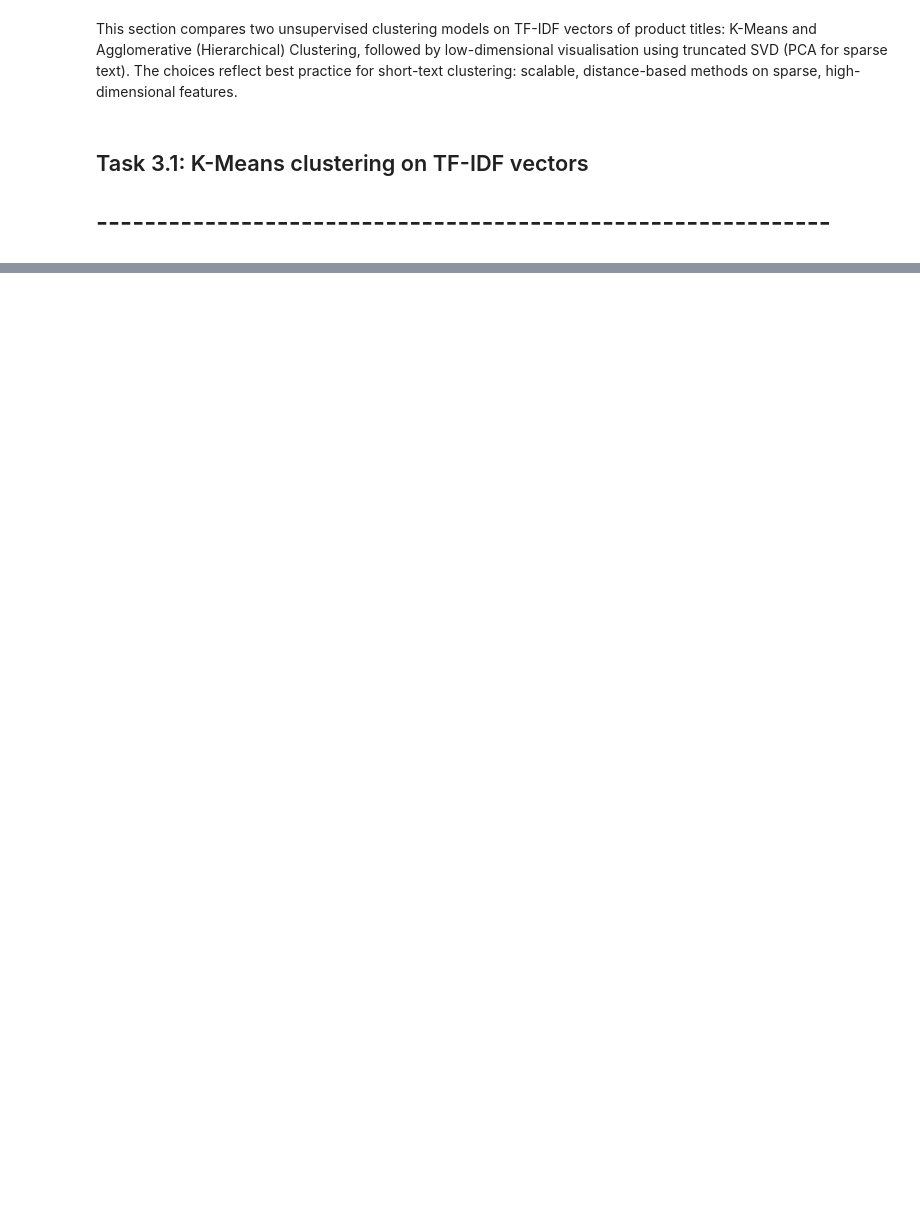
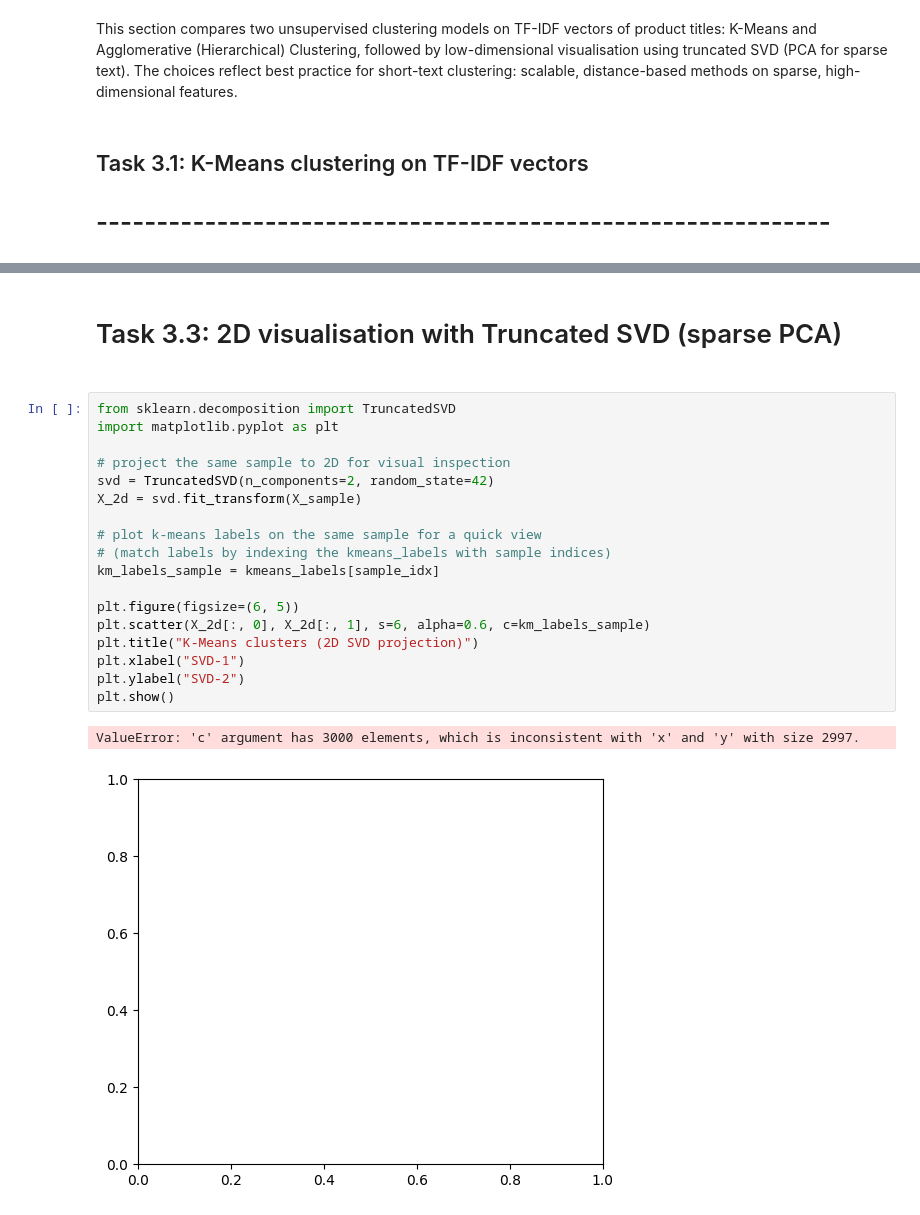
Before and after one commit to Forson12/CEM300-Natural-Language-Processing-Coursework, a Jupyter notebook: 2113122_CEM300_Natural_Language_Processing_Coursework.ipynb, the cells around one changed output, grey strips where cells are left out. Cells and saved outputs as stored; diff of their text form; blank space fills up the shorter version.

```diff
--- a/2113122_CEM300_Natural_Language_Processing_Coursework.ipynb
+++ b/2113122_CEM300_Natural_Language_Processing_Coursework.ipynb
@@ -248,0 +293,24 @@ print("Inertia (within-cluster SSE):", kmeans.inertia_)
+# %% [markdown]
+# Task 3.3: 2D visualisation with Truncated SVD (sparse PCA)
+#
+# %%
+from sklearn.decomposition import TruncatedSVD
+import matplotlib.pyplot as plt
+
+# project the same sample to 2D for visual inspection
+svd = TruncatedSVD(n_components=2, random_state=42)
+X_2d = svd.fit_transform(X_sample)
+
+# plot k-means labels on the same sample for a quick view
+# (match labels by indexing the kmeans_labels with sample indices)
+km_labels_sample = kmeans_labels[sample_idx]
+
+plt.figure(figsize=(6, 5))
+plt.scatter(X_2d[:, 0], X_2d[:, 1], s=6, alpha=0.6, c=km_labels_sample)
+plt.title("K-Means clusters (2D SVD projection)")
+plt.xlabel("SVD-1")
+plt.ylabel("SVD-2")
+plt.show()
+# %% [output]
+ValueError: 'c' argument has 3000 elements, which is inconsistent with 'x' and 'y' with size 2997.
+[figure, added]
```
Also changed, not shown: parts of 10 cells of this notebook.
